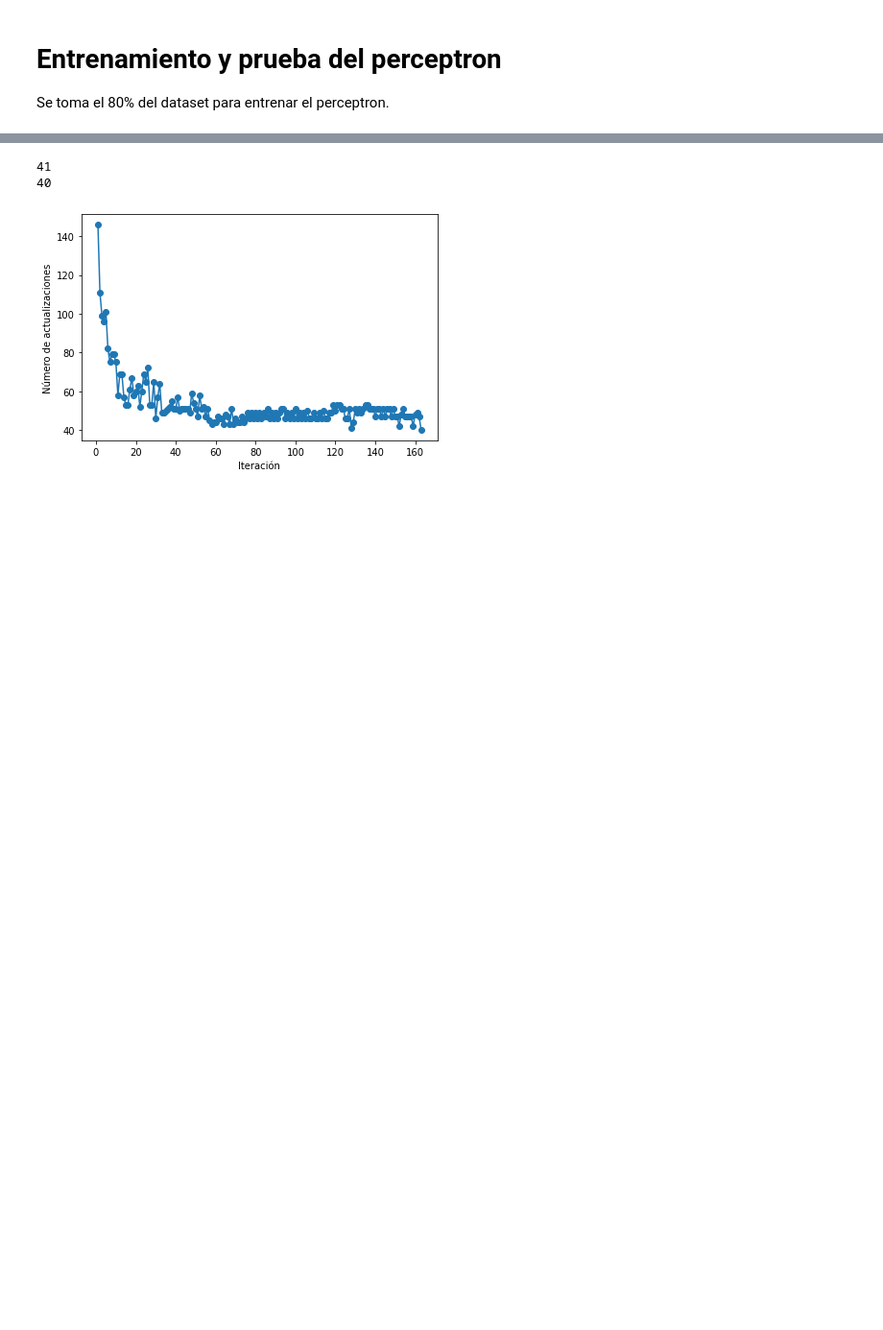
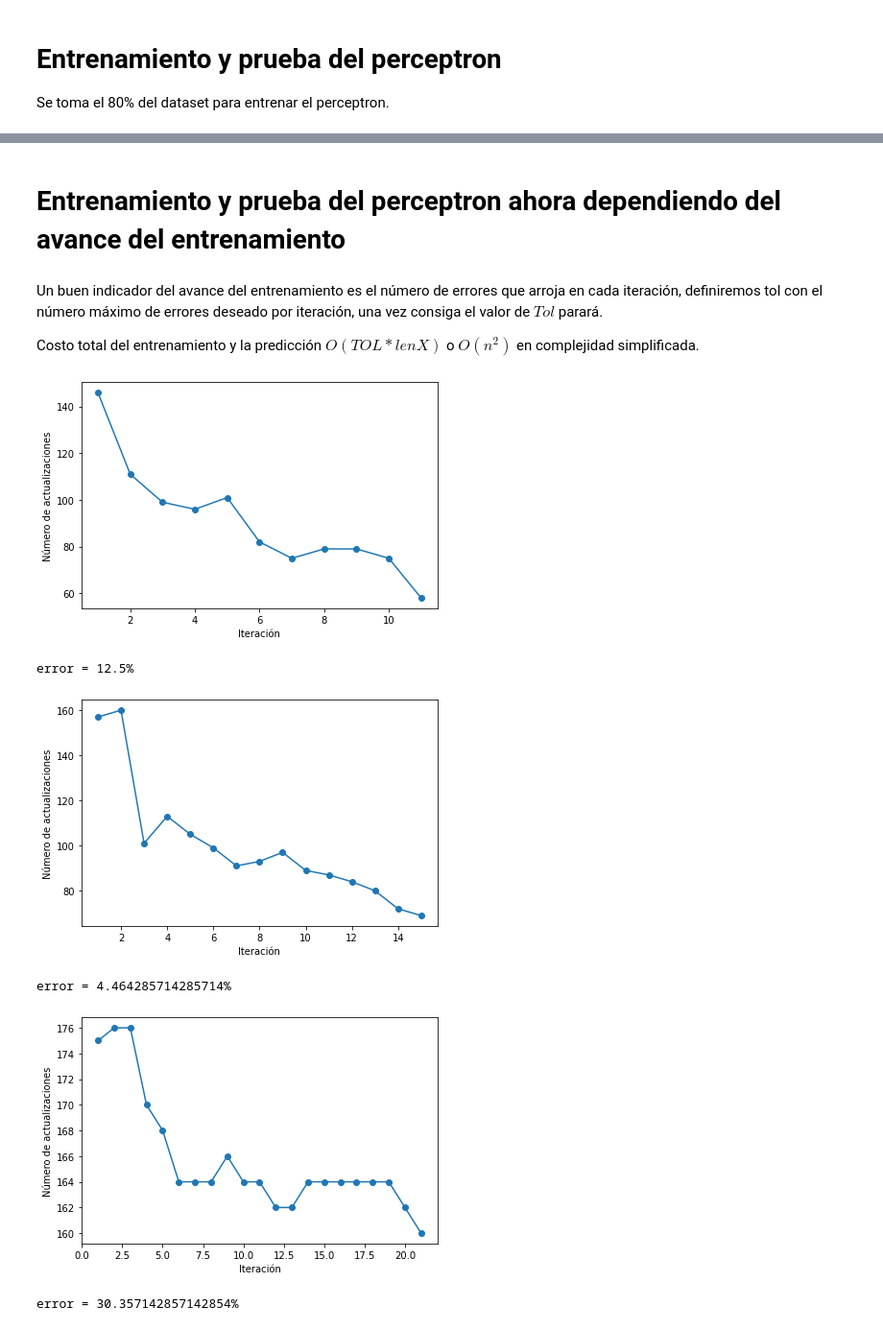
Before and after one commit to rpenal/Algoritmos2022-I, a Jupyter notebook: LAB6/LAB6GR3.ipynb, the cells around one changed output, grey strips where cells are left out. Shown: that part at 96% size. Cells and saved outputs as stored; diff of their text form; code cells hidden in the pictures; blank space fills up the shorter version.

```diff
--- a/LAB6/LAB6GR3.ipynb
+++ b/LAB6/LAB6GR3.ipynb
@@ -215,2 +232,8 @@ error = 33.92857142857143%
+# %% [markdown]
+# Entrenamiento y prueba del perceptron ahora dependiendo del avance del entrenamiento
+# %% [markdown]
+Un buen indicador del avance del entrenamiento es el número de errores que arroja en cada iteración, definiremos tol con el número máximo de errores deseado por iteración, una vez consiga el valor de $Tol$ parará.
+
+Costo total del entrenamiento y la predicción $O(TOL*lenX)$ o $O(n^2)$ en complejidad simplificada.
 # %%
 ###Cambiando n_iter
@@ -251,31 +277,51 @@ class Perceptron_while:
 # %%
-tamano = X.shape[0]
+# Interfaz construida para ejecutar el percentron
+def entrenar_perceptron_while(X,Y,tol):
+  tamano = X.shape[0]
 
-fortyper = int(tamano * .4)
-fiftyper = int(tamano * .5)
-ninetyper = int(tamano* .9)
+  fortyper = int(tamano * .4) #¿Cuánto es el 40% del total de los datos?
+  fiftyper = int(tamano * .5) #¿Cuánto es el 50% del total de los datos?
+  ninetyper = int(tamano* .9) #¿Cuánto es el 90% del total de los datos?
 
-datapractice = np.concatenate([X[:fortyper,:],X[fiftyper:ninetyper,:]],axis=0)
-resultspractice = np.concatenate([Y[:fortyper],Y[fiftyper:ninetyper]],axis=0)
+  #Selección datos de práctica
+  datapractice = np.concatenate([X[:fortyper,:],X[fiftyper:ninetyper,:]],axis=0)
+  resultspractice = np.concatenate([Y[:fortyper],Y[fiftyper:ninetyper]],axis=0)
 
-##ENTRENAMIENTO##
-#tomar el 80 % del dataset para el entrenamiento
-X_training = datapractice
-y_training = resultspractice
+  ##ENTRENAMIENTO##
+  #tomar el 80 % del dataset para el entrenamiento
+  X_training = datapractice
+  y_training = resultspractice
+  #entrenar el perceptron
+  perceptron = Perceptron_while(2,tol)
+  perceptron.train(X_training, y_training)
 
-#entrenar el perceptron
-#Una tolerancia baja (aprox 30) provoca un loop infinito
-perceptron = Perceptron_while(2,tol=40)
-perceptron.train(X_training, y_training)
+  plt.plot(range(1, len(perceptron.errors) + 1), perceptron.errors, marker='o')
+  plt.xlabel('Iteración')
+  plt.ylabel('Número de actualizaciones')
 
+  plt.tight_layout()
+  plt.show()
 
-plt.plot(range(1, len(perceptron.errors) + 1), perceptron.errors, marker='o')
-plt.xlabel('Iteración')
-plt.ylabel('Número de actualizaciones')
+  ##PRUEBA##
+  #Tomar el 20% restante del dataset para probar el perceptron´
+  X_test = np.concatenate([X[fortyper+1:fiftyper,:],X[ninetyper+1:,:]],axis=0)
+  y_test = np.concatenate([Y[fortyper+1:fiftyper],Y[ninetyper+1:]],axis=0)
 
-plt.tight_layout()
-plt.show()
+  #calcular los errores en la clasificacion
+  error = 0
+  for i in range(0,len(X_test)):
+      if perceptron.predict(X_test[i]) != y_test[i]:
+          error += 1
+  error = error / len(X_test) * 100
+  print("error = {}%".format(error))
+
+entrenar_perceptron_while(X,Y,tol=70)
+entrenar_perceptron_while(X_1,Y,tol=70)
+entrenar_perceptron_while(X_2,Y,tol=160)
 # %% [output]
+[figure, new version]
-41
-40
+error = 12.5%
-[figure, old version]
+[figure, added]
+error = 4.464285714285714%
+[figure, added]
+error = 30.357142857142854%
```
Also changed, not shown: parts of 13 cells of this notebook.
